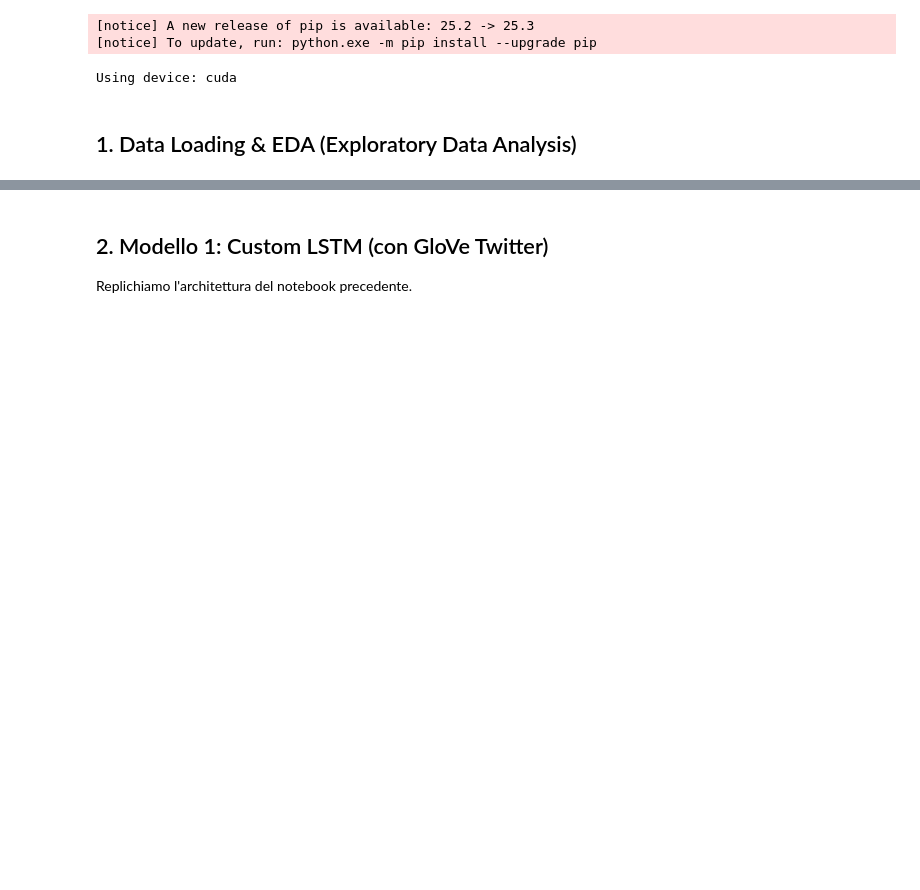
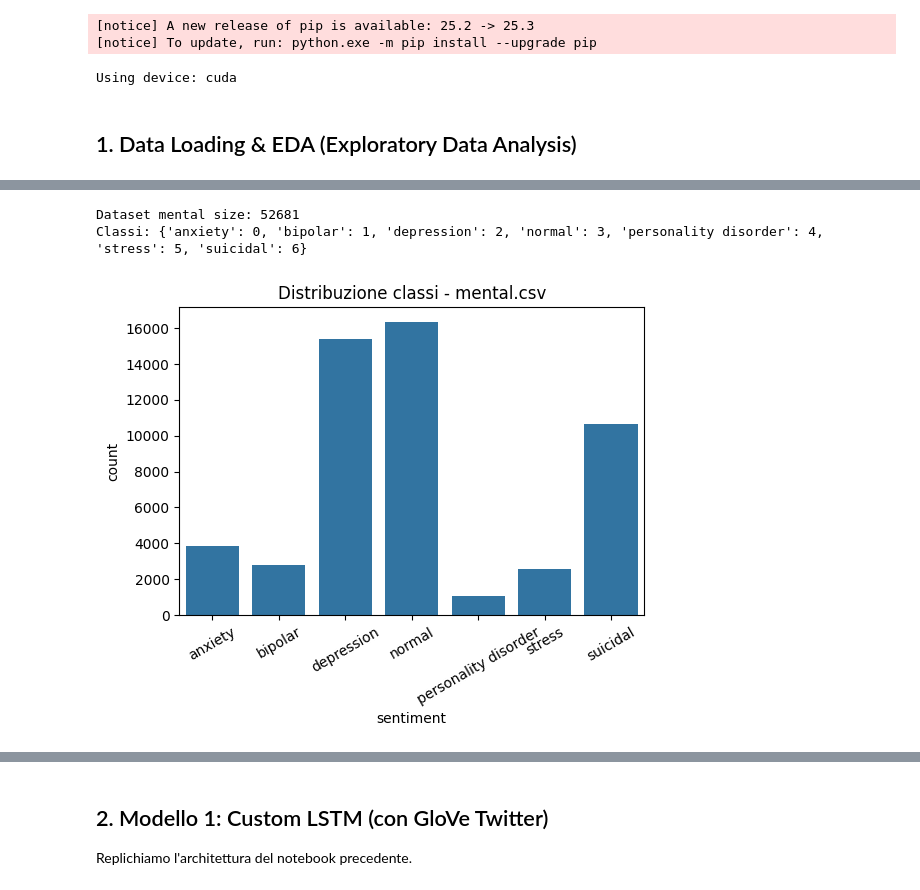
Before and after one commit to DataScience-Golddiggers/Faboulous-Interpretr, a Jupyter notebook: notebooks/sentiment_comparison.ipynb, the cells around one changed output, grey strips where cells are left out. Drawn from its saved outputs; the diff is of its cells as text; code cells hidden in the pictures; blank space fills up the shorter version.

```diff
--- a/notebooks/sentiment_comparison.ipynb
+++ b/notebooks/sentiment_comparison.ipynb
@@ -116,0 +65,77 @@ Train size: 467 | Val size: 117 | Test (mrev) size: 110
+# %%
+# Caricamento dati: dataset mental.csv (statement, status)
+
+
+mental_path = '../data/processed/mental.csv'
+
+
+df_mental = pd.read_csv(mental_path)
+
+
+df_mental = df_mental.rename(columns={'statement': 'review_text', 'status': 'sentiment'})
+
+
+df_mental = df_mental[['review_text', 'sentiment']].dropna()
+
+
+df_mental['review_text'] = df_mental['review_text'].astype(str)
+
+
+df_mental['sentiment'] = df_mental['sentiment'].astype(str).str.lower().str.strip()
+
+
+
+
+# Costruisci mapping etichette dinamico (ordinamento alfabetico)
+
+
+labels_order = sorted(df_mental['sentiment'].unique())
+
+
+sentiment_map = {label: idx for idx, label in enumerate(labels_order)}
+
+
+reverse_sentiment_map = {v: k for k, v in sentiment_map.items()}
+
+
+df_mental['label'] = df_mental['sentiment'].map(sentiment_map)
+
+
+
+
+# Shuffle esplicito per tutto il dataset
+
+
+df_mental = df_mental.sample(frac=1, random_state=42).reset_index(drop=True)
+
+
+
+
+print(f"Dataset mental size: {len(df_mental)}")
+
+
+print(f"Classi: {sentiment_map}")
+
+
+
+
+# Distribuzione classi sul dataset completo
+
+
+plt.figure(figsize=(6, 4))
+
+
+sns.countplot(x='sentiment', data=df_mental, order=labels_order)
+
+
+plt.title('Distribuzione classi - mental.csv')
+
+
+plt.xticks(rotation=30)
+
+
+plt.show()
+# %% [output]
+Dataset mental size: 52681
+Classi: {'anxiety': 0, 'bipolar': 1, 'depression': 2, 'normal': 3, 'personality disorder': 4, 'stress': 5, 'suicidal': 6}
+[figure, added]
```
Also changed, not shown: parts of 15 cells of this notebook, 1 other file.
